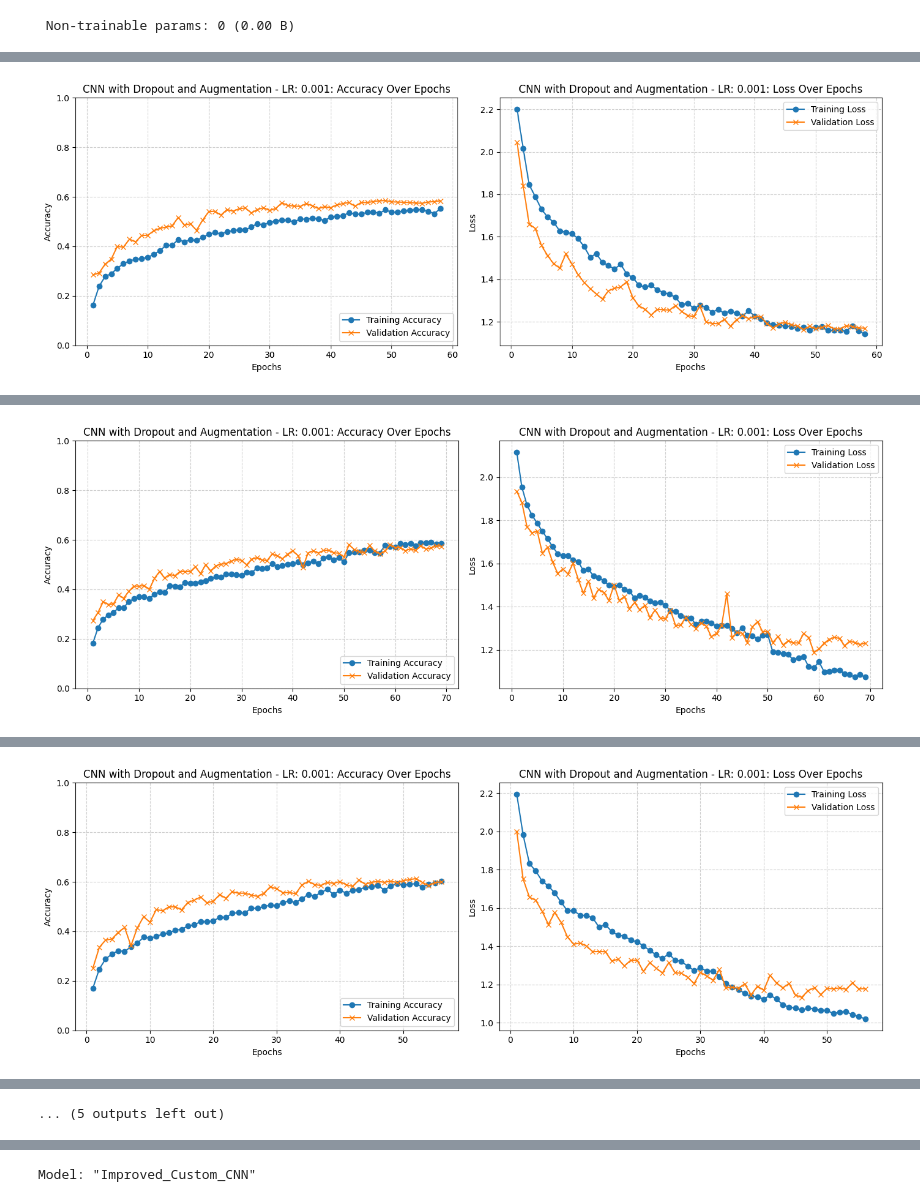
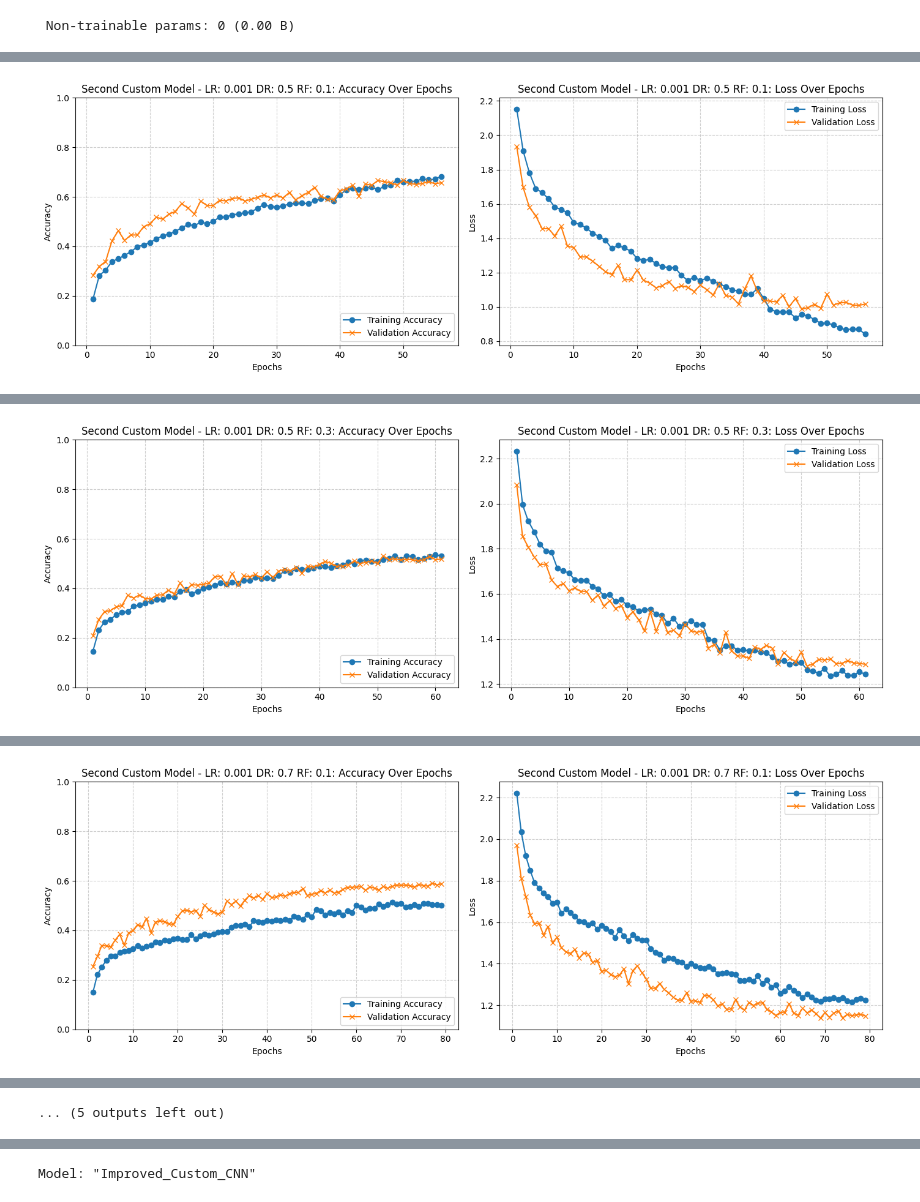
Before and after one commit to lauraglemos/DL_Lab, a Jupyter notebook: DL_custom_CNN.ipynb, the cells around one changed output, grey strips where cells are left out. Cells and saved outputs as stored; diff of their text form; code cells hidden in the pictures.

Commit message:
Updated best models and added explanations

```diff
--- a/DL_custom_CNN.ipynb
+++ b/DL_custom_CNN.ipynb
@@ -520,7 +564,7 @@ def augmen_model(dropout_rate=0.5, rotation_factor = 0.1):
     num_classes = train_info.features['label'].num_classes
 
     model = models.Sequential([
-    # 1. First Convolutional Block
+    # First Convolutional Block
     layers.InputLayer(input_shape=input_shape),
     # Data Augmentation
     layers.RandomFlip("horizontal"),
@@ -528,16 +572,16 @@ def augmen_model(dropout_rate=0.5, rotation_factor = 0.1):
 
     layers.Conv2D(32, (3, 3), activation='relu', padding='same'),
     layers.MaxPooling2D((2, 2)),
-    # 2. Second Convolutional Block
+    # Second Convolutional Block
     layers.Conv2D(64, (3, 3), activation='relu', padding='same'),
     layers.MaxPooling2D((2, 2)),
-    # 3. Third Convolutional Block
+    # Third Convolutional Block
     layers.Conv2D(128, (3, 3), activation='relu', padding='same'),
     layers.MaxPooling2D((2, 2)),
-    # 4. Flatten and Dense Layers for Classification
+    # Flatten and Dense Layers for Classification
     layers.Flatten(),
     layers.Dense(64, activation='relu'),
-    layers.Dropout(0.5),
+    layers.Dropout(dropout_rate),
     layers.Dense(num_classes, activation='softmax')
 ])
 
@@ -591,13 +635,26 @@ for lr in learning_rates:
             # Save the best model based on validation accuracy
             if best_epoch_val_acc > best_val_acc:
                 best_val_acc = best_epoch_val_acc
-                model.save(f"CustomModels/augmen_cnn_lr_{lr}_dr_{dr}_rf_{rf}.keras")
-                best_hyperparams = [lr, dr, rf]
-                print(f"New best model saved with validation accuracy: {best_val_acc:.4f}")
+                try:
+                    model.save(f"CustomModels/augmen_cnn.keras")
+                    best_hyperparams = [lr, dr, rf]
+                    print(f"New best model saved with validation accuracy: {best_val_acc:.4f}")
+                except Exception as e:
+                    print(f"Error saving model: {e}")
+                    exit(1)
 
-            plot_history(history, model_name=f"CNN with Dropout and Augmentation - LR: {lr}")
+            plot_history(history, model_name=f"Second Custom Model - LR: {lr} DR: {dr} RF: {rf}")
 
 print(f"Best Hyperparameters: Learning Rate = {best_hyperparams[0]}, Dropout Rate = {best_hyperparams[1]}, Rotation Factor = {best_hyperparams[2]}")
+
+# Rename the best model file to include the hyperparameters for clarity
+try:
+    lr, dr, rf = best_hyperparams
+    os.rename("CustomModels/augmen_cnn.keras", f"CustomModels/augmen_cnn_lr_{lr}_dr_{dr}_rf_{rf}.keras")
+    print(f"Best model file renamed to 'CustomModels/augmen_cnn_lr_{lr}_dr_{dr}_rf_{rf}.keras'")
+except Exception as e:
+    print(f"Error renaming model file: {e}")
+    exit(1)
 
 # Save the best hyperparameters to a JSON file
 hyperparams = {
@@ -637,3 +694,3 @@ New best model saved with validation accuracy: 0.5840
-[figure, old version]
+[figure, new version]
 -----Training with learning rate: 0.001, Dropout rate: 0.5, Rotation factor: 0.3-----
 Epoch 1/100
@@ -655,3 +712,3 @@ Restoring model weights from the end of the best epoch: 59.
-[figure, old version]
+[figure, new version]
 -----Training with learning rate: 0.001, Dropout rate: 0.7, Rotation factor: 0.1-----
 Epoch 1/100
@@ -673,3 +730,3 @@ New best model saved with validation accuracy: 0.6020
-[figure, old version]
+[figure, new version]
 -----Training with learning rate: 0.001, Dropout rate: 0.7, Rotation factor: 0.3-----
 Epoch 1/100
```
Also changed, not shown: parts of 42 cells of this notebook, 13 other files.
